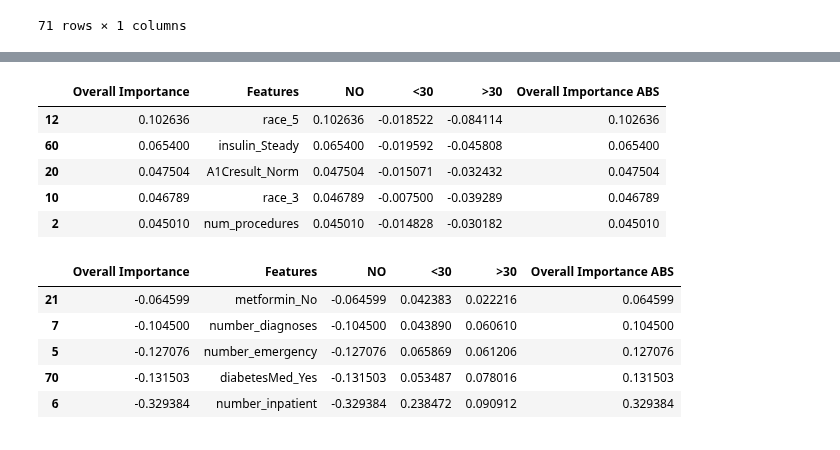
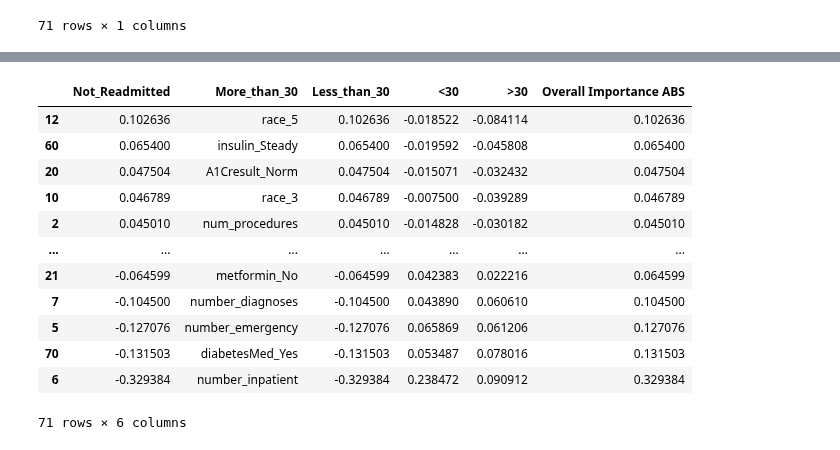
Before and after one commit to scottdyl/qtw, a Jupyter notebook: case study 2/Dylan/CaseStudy2_D.ipynb, the cells around one changed output, grey strips where cells are left out. Drawn from its saved outputs; the diff is of its cells as text; code cells hidden in the pictures.

```diff
--- a/case study 2/Dylan/CaseStudy2_D.ipynb
+++ b/case study 2/Dylan/CaseStudy2_D.ipynb
@@ -334,6 +360,6 @@ coefficients = pd.concat([pd.DataFrame(column_name),pd.DataFrame(np.transpose(lr
 coefficients = coefficients.rename(columns={0:'Features'})
 #coefficients.head(10)
 # %%
-coefficients = feature_importances.join(coefficients)
-coefficients = coefficients.rename(columns={"importance":'Overall Importance'})
-coefficients['Overall Importance ABS'] = coefficients['Overall Importance'].abs()
+#coefficients = feature_importances.join(coefficients)
+# coefficients = coefficients.rename(columns={"importance":'NO'})
+# coefficients['Overall Importance ABS'] = coefficients['Overall Importance'].abs()
@@ -340,18 +378,16 @@ coefficients['Overall Importance ABS'] = coefficients['Overall Importance'].abs(
 # %%
-coefficients.head(5)
+coefficients
 # %% [output]
-|  | Overall Importance | Features | NO | <30 | >30 | Overall Importance ABS |
+|  | Not_Readmitted | More_than_30 | Less_than_30 | <30 | >30 | Overall Importance ABS |
 | 12 | 0.102636 | race_5 | 0.102636 | -0.018522 | -0.084114 | 0.102636 |
 | 60 | 0.065400 | insulin_Steady | 0.065400 | -0.019592 | -0.045808 | 0.065400 |
 | 20 | 0.047504 | A1Cresult_Norm | 0.047504 | -0.015071 | -0.032432 | 0.047504 |
 | 10 | 0.046789 | race_3 | 0.046789 | -0.007500 | -0.039289 | 0.046789 |
 | 2 | 0.045010 | num_procedures | 0.045010 | -0.014828 | -0.030182 | 0.045010 |
+| ... | ... | ... | ... | ... | ... | ... |
+| 21 | -0.064599 | metformin_No | -0.064599 | 0.042383 | 0.022216 | 0.064599 |
+| 7 | -0.104500 | number_diagnoses | -0.104500 | 0.043890 | 0.060610 | 0.104500 |
+| 5 | -0.127076 | number_emergency | -0.127076 | 0.065869 | 0.061206 | 0.127076 |
+| 70 | -0.131503 | diabetesMed_Yes | -0.131503 | 0.053487 | 0.078016 | 0.131503 |
+| 6 | -0.329384 | number_inpatient | -0.329384 | 0.238472 | 0.090912 | 0.329384 |
+71 rows × 6 columns
-# %%
-coefficients.tail(5)
-# %% [output]
-|  | Overall Importance | Features | NO | <30 | >30 | Overall Importance ABS |
-| 21 | -0.064599 | metformin_No | -0.064599 | 0.042383 | 0.022216 | 0.064599 |
-| 7 | -0.104500 | number_diagnoses | -0.104500 | 0.043890 | 0.060610 | 0.104500 |
-| 5 | -0.127076 | number_emergency | -0.127076 | 0.065869 | 0.061206 | 0.127076 |
-| 70 | -0.131503 | diabetesMed_Yes | -0.131503 | 0.053487 | 0.078016 | 0.131503 |
-| 6 | -0.329384 | number_inpatient | -0.329384 | 0.238472 | 0.090912 | 0.329384 |
```
Also changed, not shown: parts of 7 cells of this notebook, 1 other file.
